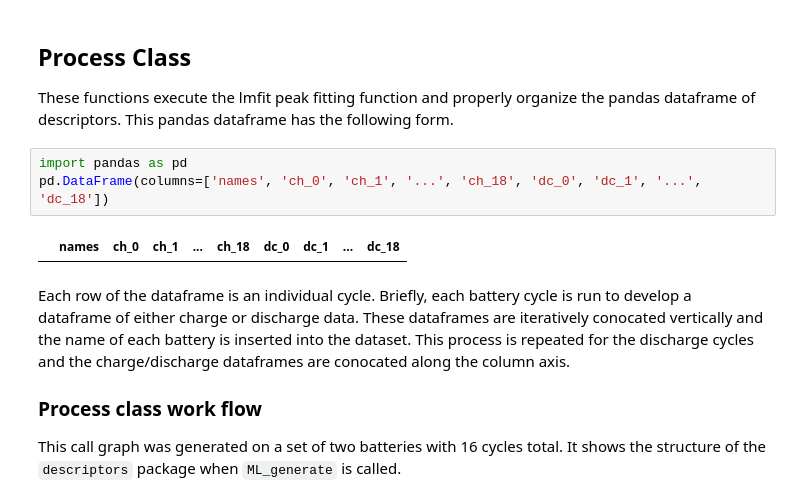
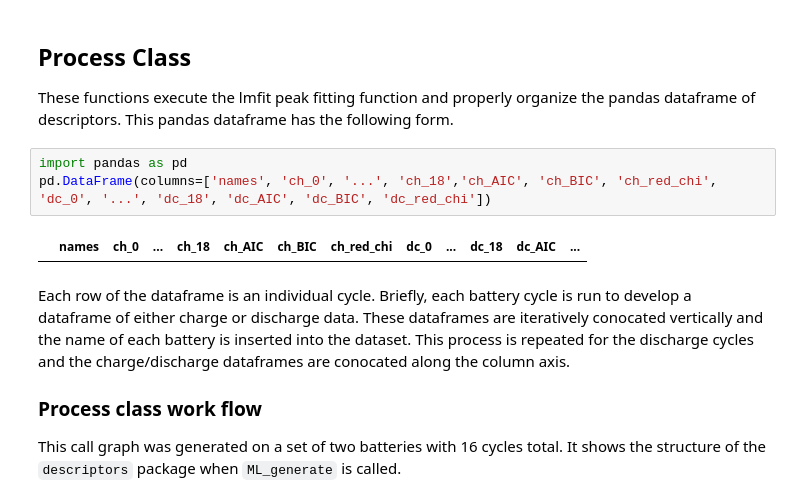
Before and after one commit to nicolet5/DiffCapAnalyzer, a Jupyter notebook: docs/Descriptors_Structure.ipynb, the cells around one changed output. Saved outputs shown, nothing was run; the diff lists cells and outputs as text.

```diff
--- a/docs/Descriptors_Structure.ipynb
+++ b/docs/Descriptors_Structure.ipynb
@@ -100,9 +113,9 @@ In this function, `V_series` and `dQdV_series` are the pandas series objects for
 These functions execute the lmfit peak fitting function and properly organize the pandas dataframe of descriptors. This pandas dataframe has the following form.
 # %%
 import pandas as pd
-pd.DataFrame(columns=['names', 'ch_0', 'ch_1', '...', 'ch_18', 'dc_0', 'dc_1', '...', 'dc_18'])
+pd.DataFrame(columns=['names', 'ch_0', '...', 'ch_18','ch_AIC', 'ch_BIC', 'ch_red_chi', 'dc_0', '...', 'dc_18', 'dc_AIC', 'dc_BIC', 'dc_red_chi'])
 # %% [output]
-|  | names | ch_0 | ch_1 | ... | ch_18 | dc_0 | dc_1 | ... | dc_18 |
+|  | names | ch_0 | ... | ch_18 | ch_AIC | ch_BIC | ch_red_chi | dc_0 | ... | dc_18 | dc_AIC | ... |
 # %% [markdown]
 Each row of the dataframe is an individual cycle. Briefly, each battery cycle is run to develop a dataframe of either charge or discharge data. These dataframes are iteratively conocated vertically and the name of each battery is inserted into the dataset. This process is repeated for the discharge cycles and the charge/discharge dataframes are conocated along the column axis.
 
```
Also changed, not shown: parts of 1 cell of this notebook, 5 other files.
